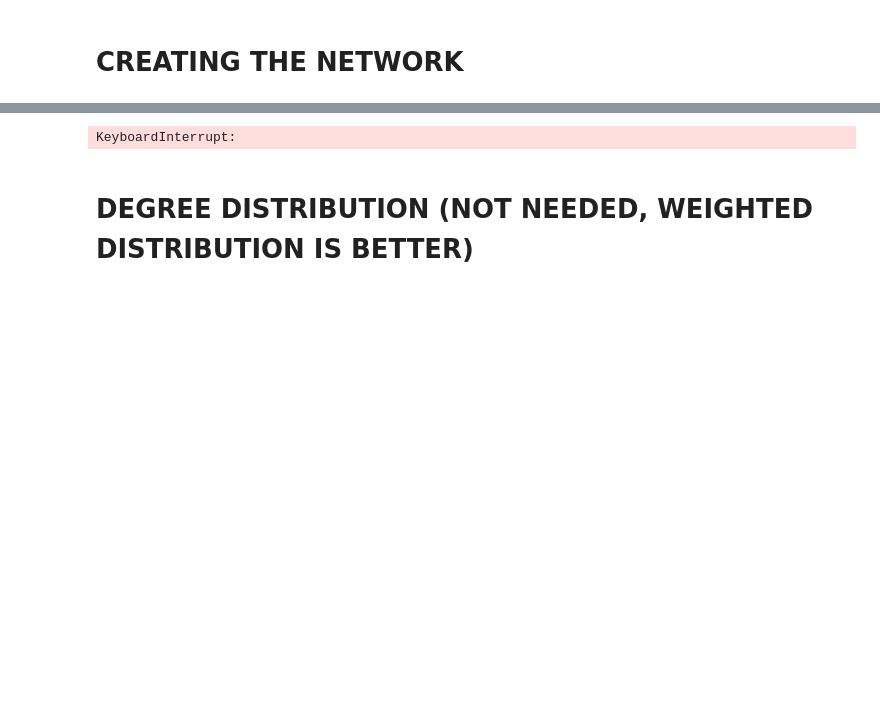
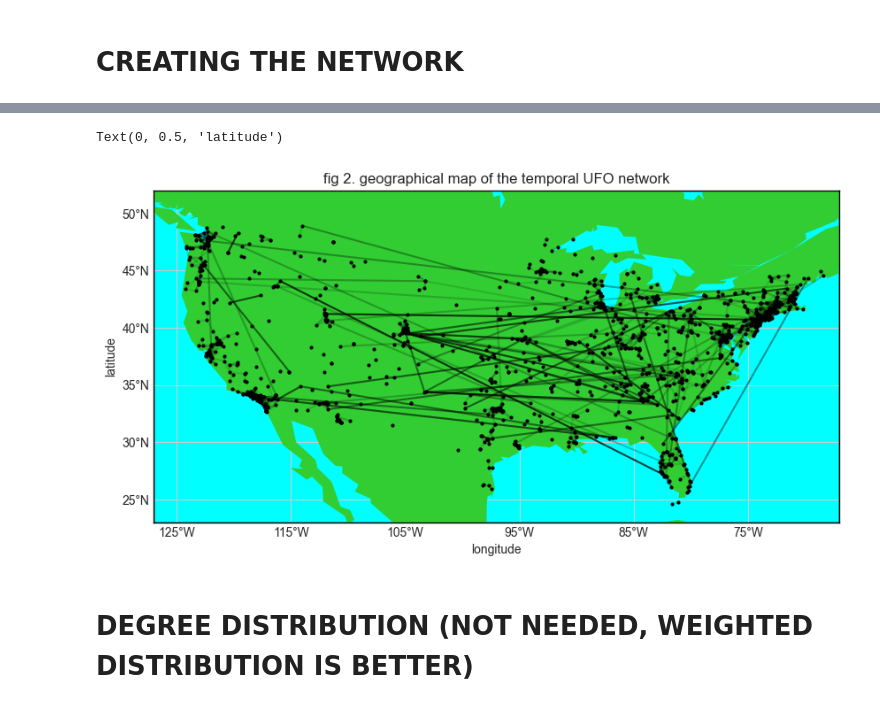
Before and after one commit to mattia0345/Research, a Jupyter notebook: PCS810 Code/project/UFO_sightings.ipynb, the cells around one changed output, grey strips where cells are left out. Drawn from its saved outputs; the diff is of its cells as text; code cells hidden in the pictures; blank space fills up the shorter version.

```diff
--- a/PCS810 Code/project/UFO_sightings.ipynb
+++ b/PCS810 Code/project/UFO_sightings.ipynb
@@ -387,32 +421,42 @@ KeyboardInterrupt:
 # %%
 from mpl_toolkits.basemap import Basemap
 import numpy as np
 import matplotlib.pyplot as plt
 fig = plt.figure(figsize=(10,10))
 plt.style.use('seaborn-v0_8-whitegrid')
 # resolution = 'c' means use crude resolution coastlines.
 m = Basemap(projection='cyl',llcrnrlat=-90,urcrnrlat=90,\
             llcrnrlon=-180,urcrnrlon=180)
 m.fillcontinents(color='limegreen',lake_color='aqua')
+m.drawmapboundary(fill_color='aqua')
 
-m.drawmapboundary(fill_color='aqua')
-for index in list(spatial_ufo_network.nodes()):
-    xpt,ypt = m(spatial_ufo_network.nodes[index]['lat_long_tuple'][1], spatial_ufo_network.nodes[index]['lat_long_tuple'][0])
-    m.plot(xpt,ypt,'ko', markersize = 1)
+for index in list(temporal_ufo_network.nodes()):
+    xpt,ypt = m(temporal_ufo_network.nodes[index]['lat_long_tuple'][1], temporal_ufo_network.nodes[index]['lat_long_tuple'][0])
+    m.plot(xpt,ypt,'ko', markersize = 2)
 
-for init_node, final_node in spatial_ufo_network.edges():
-    xpt_i, ypt_i = m(spatial_ufo_network.nodes[init_node]['lat_long_tuple'][1],
-                    spatial_ufo_network.nodes[init_node]['lat_long_tuple'][0])
-    xpt_f, ypt_f = m(spatial_ufo_network.nodes[final_node]['lat_long_tuple'][1],
-                    spatial_ufo_network.nodes[final_node]['lat_long_tuple'][0])
-    plt.plot([xpt_i, xpt_f], [ypt_i, ypt_f], 'k-', alpha = spatial_ufo_network[init_node][final_node]["weight"])
+for init_node, final_node in temporal_ufo_network.edges():
+    xpt_i, ypt_i = m(temporal_ufo_network.nodes[init_node]['lat_long_tuple'][1],
+                    temporal_ufo_network.nodes[init_node]['lat_long_tuple'][0])
+    xpt_f, ypt_f = m(temporal_ufo_network.nodes[final_node]['lat_long_tuple'][1],
+                    temporal_ufo_network.nodes[final_node]['lat_long_tuple'][0])
+    plt.plot([xpt_i, xpt_f], [ypt_i, ypt_f], 'k-', alpha = temporal_ufo_network[init_node][final_node]["weight"])
 
+    # Latitude (left)
 # BEST X & Y-LIMS
+plt.title("fig 2. geographical map of the temporal UFO network")
+
 plt.ylim(23, 52)
-plt.xlim(-130, -68)
-plt.show()
+plt.xlim(-127, -67)
+
+plt.xticks(np.arange(-125, -65, 10), labels=[f'{abs(x)}°W' for x in np.arange(-125, -65, 10)])
+plt.yticks(np.arange(25, 55, 5), labels=[f'{y}°N' for y in np.arange(25, 55, 5)])
+plt.xlabel('longitude')
+plt.ylabel('latitude')
+
+# plt.show()
 # %% [output]
-KeyboardInterrupt:
+Text(0, 0.5, 'latitude')
+[figure, added]
 # %% [markdown]
 # DEGREE DISTRIBUTION (NOT NEEDED, WEIGHTED DISTRIBUTION IS BETTER)
 # %%
```
Also changed, not shown: parts of 13 cells of this notebook, 20 other files.
